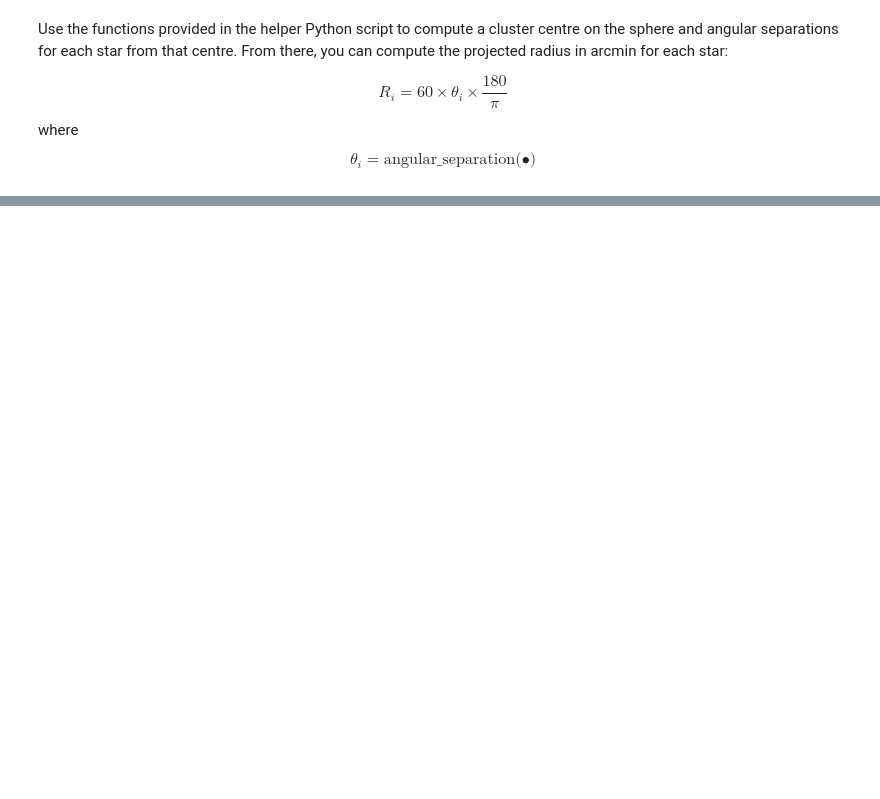
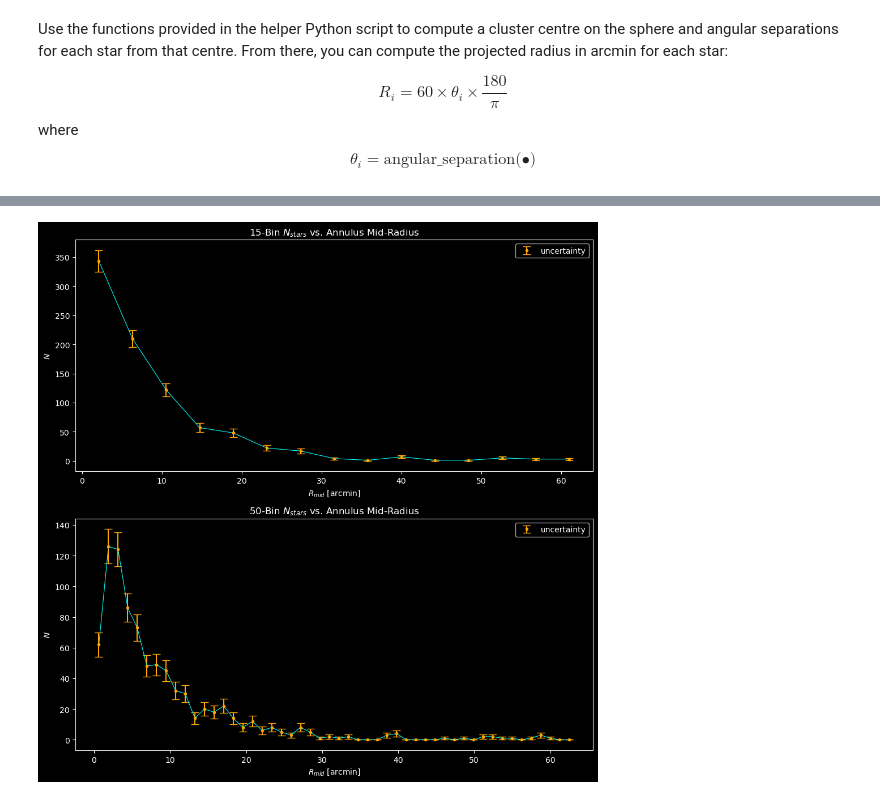
Before and after one commit to lea-y01/phys_stats, a Jupyter notebook: assignments/assignment_2/assignment2_V1.ipynb, the cells around one changed output, grey strips where cells are left out. Drawn from its saved outputs; the diff is of its cells as text; code cells hidden in the pictures; blank space fills up the shorter version.

```diff
--- a/assignments/assignment_2/assignment2_V1.ipynb
+++ b/assignments/assignment_2/assignment2_V1.ipynb
@@ -222,0 +479,23 @@ It seems that the cluster is generally pretty uniformly distributed in structure
+# %%
+fig, ax = plt.subplots(2, 1, figsize = (10,10))
+
+ax[0].errorbar(binning_15['mid-radii'], binning_15['bin counts'],
+               yerr=np.sqrt(binning_15['bin counts']),
+               fmt='.', color = 'orange', capsize = 5, label = 'uncertainty')
+ax[0].plot(binning_15['mid-radii'], binning_15['bin counts'], color = 'cyan', lw = 0.8)
+ax[0].set_xlabel('$R_{mid}$ [arcmin]')
+ax[0].set_ylabel('$N$')
+ax[0].set_title('15-Bin $N_{stars}$ vs. Annulus Mid-Radius')
+ax[0].legend()
+
+ax[1].errorbar(binning_50['mid-radii'], binning_50['bin counts'],
+               yerr=np.sqrt(binning_50['bin counts']),
+               fmt='.', color = 'orange', capsize = 5, label = 'uncertainty')
+ax[1].plot(binning_50['mid-radii'], binning_50['bin counts'], color = 'cyan', lw = 0.8)
+ax[1].set_xlabel('$R_{mid}$ [arcmin]')
+ax[1].set_ylabel('$N$')
+ax[1].set_title('50-Bin $N_{stars}$ vs. Annulus Mid-Radius')
+ax[1].legend()
+plt.tight_layout()
+# %% [output]
+[figure, added]
```
Also changed, not shown: parts of 29 cells of this notebook, 1 other file.
